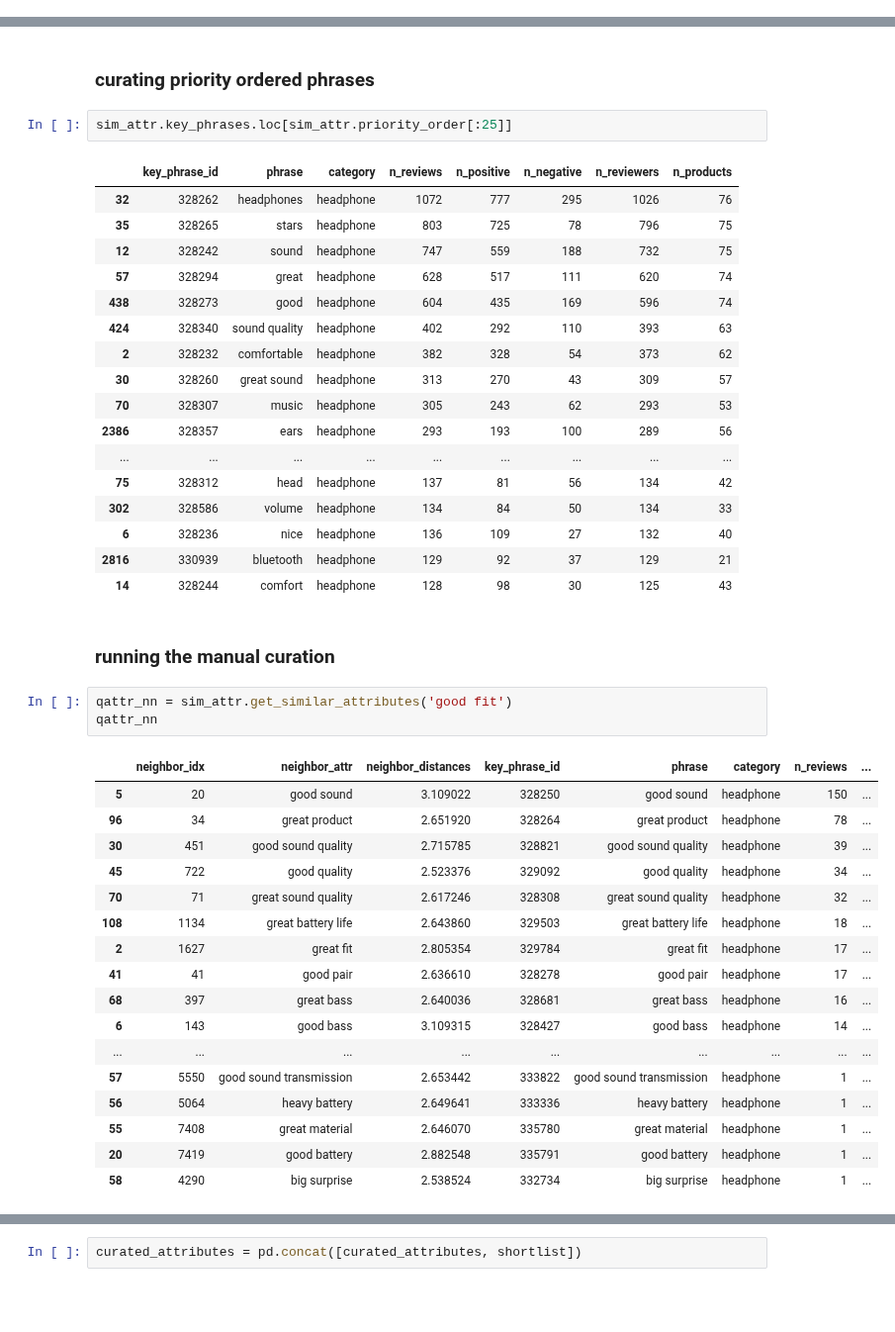
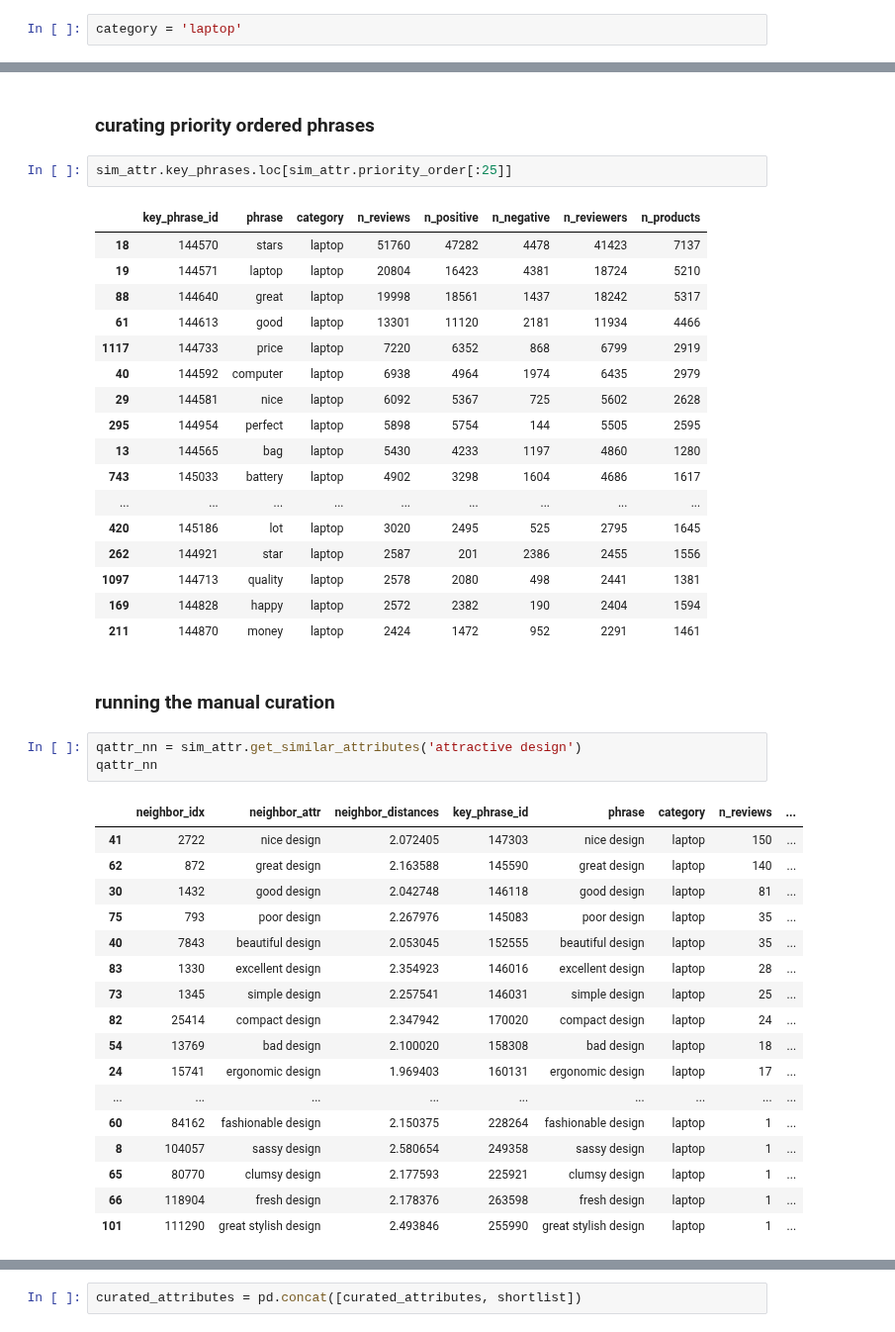
Before and after one commit to avelllabs/Gabby, a Jupyter notebook: notebooks/17_gb_phrase_orders_and_groupings.ipynb, the cells around one changed output, grey strips where cells are left out. Shown at 99% size. Drawn from its saved outputs; the diff is of its cells as text; blank space fills up the shorter version.

```diff
--- a/notebooks/17_gb_phrase_orders_and_groupings.ipynb
+++ b/notebooks/17_gb_phrase_orders_and_groupings.ipynb
@@ -41,6 +41,8 @@ conn = db.connect()
 - We build a class encompassing data and functions so that we can save and load models and vectors and other required data to efficiently compute nearest neighbor groups for manual curation
 
 - Most of the reference code is in the Reference section (below)
+# %%
+category = 'laptop'
 # %%
 import spacy
 nlp = spacy.load('en_core_web_sm')
@@ -217,44 +221,44 @@ sim_attr.category, sim_attr.qphrases[sim_attr.category]
 sim_attr.key_phrases.loc[sim_attr.priority_order[:25]]
 # %% [output]
 |  | key_phrase_id | phrase | category | n_reviews | n_positive | n_negative | n_reviewers | n_products |
-| 32 | 328262 | headphones | headphone | 1072 | 777 | 295 | 1026 | 76 |
-| 35 | 328265 | stars | headphone | 803 | 725 | 78 | 796 | 75 |
-| 12 | 328242 | sound | headphone | 747 | 559 | 188 | 732 | 75 |
-| 57 | 328294 | great | headphone | 628 | 517 | 111 | 620 | 74 |
-| 438 | 328273 | good | headphone | 604 | 435 | 169 | 596 | 74 |
-| 424 | 328340 | sound quality | headphone | 402 | 292 | 110 | 393 | 63 |
-| 2 | 328232 | comfortable | headphone | 382 | 328 | 54 | 373 | 62 |
-| 30 | 328260 | great sound | headphone | 313 | 270 | 43 | 309 | 57 |
-| 70 | 328307 | music | headphone | 305 | 243 | 62 | 293 | 53 |
-| 2386 | 328357 | ears | headphone | 293 | 193 | 100 | 289 | 56 |
+| 18 | 144570 | stars | laptop | 51760 | 47282 | 4478 | 41423 | 7137 |
+| 19 | 144571 | laptop | laptop | 20804 | 16423 | 4381 | 18724 | 5210 |
+| 88 | 144640 | great | laptop | 19998 | 18561 | 1437 | 18242 | 5317 |
+| 61 | 144613 | good | laptop | 13301 | 11120 | 2181 | 11934 | 4466 |
+| 1117 | 144733 | price | laptop | 7220 | 6352 | 868 | 6799 | 2919 |
+| 40 | 144592 | computer | laptop | 6938 | 4964 | 1974 | 6435 | 2979 |
+| 29 | 144581 | nice | laptop | 6092 | 5367 | 725 | 5602 | 2628 |
+| 295 | 144954 | perfect | laptop | 5898 | 5754 | 144 | 5505 | 2595 |
+| 13 | 144565 | bag | laptop | 5430 | 4233 | 1197 | 4860 | 1280 |
+| 743 | 145033 | battery | laptop | 4902 | 3298 | 1604 | 4686 | 1617 |
 | ... | ... | ... | ... | ... | ... | ... | ... | ... |
-| 75 | 328312 | head | headphone | 137 | 81 | 56 | 134 | 42 |
-| 302 | 328586 | volume | headphone | 134 | 84 | 50 | 134 | 33 |
-| 6 | 328236 | nice | headphone | 136 | 109 | 27 | 132 | 40 |
-| 2816 | 330939 | bluetooth | headphone | 129 | 92 | 37 | 129 | 21 |
-| 14 | 328244 | comfort | headphone | 128 | 98 | 30 | 125 | 43 |
+| 420 | 145186 | lot | laptop | 3020 | 2495 | 525 | 2795 | 1645 |
+| 262 | 144921 | star | laptop | 2587 | 201 | 2386 | 2455 | 1556 |
+| 1097 | 144713 | quality | laptop | 2578 | 2080 | 498 | 2441 | 1381 |
+| 169 | 144828 | happy | laptop | 2572 | 2382 | 190 | 2404 | 1594 |
+| 211 | 144870 | money | laptop | 2424 | 1472 | 952 | 2291 | 1461 |
 # %% [markdown]
 ### running the manual curation
 # %%
-qattr_nn = sim_attr.get_similar_attributes('good fit')
+qattr_nn = sim_attr.get_similar_attributes('attractive design')
 qattr_nn
 # %% [output]
 |  | neighbor_idx | neighbor_attr | neighbor_distances | key_phrase_id | phrase | category | n_reviews | ... |
-| 5 | 20 | good sound | 3.109022 | 328250 | good sound | headphone | 150 | ... |
-| 96 | 34 | great product | 2.651920 | 328264 | great product | headphone | 78 | ... |
-| 30 | 451 | good sound quality | 2.715785 | 328821 | good sound quality | headphone | 39 | ... |
-| 45 | 722 | good quality | 2.523376 | 329092 | good quality | headphone | 34 | ... |
-| 70 | 71 | great sound quality | 2.617246 | 328308 | great sound quality | headphone | 32 | ... |
-| 108 | 1134 | great battery life | 2.643860 | 329503 | great battery life | headphone | 18 | ... |
-| 2 | 1627 | great fit | 2.805354 | 329784 | great fit | headphone | 17 | ... |
-| 41 | 41 | good pair | 2.636610 | 328278 | good pair | headphone | 17 | ... |
-| 68 | 397 | great bass | 2.640036 | 328681 | great bass | headphone | 16 | ... |
-| 6 | 143 | good bass | 3.109315 | 328427 | good bass | headphone | 14 | ... |
+| 41 | 2722 | nice design | 2.072405 | 147303 | nice design | laptop | 150 | ... |
+| 62 | 872 | great design | 2.163588 | 145590 | great design | laptop | 140 | ... |
+| 30 | 1432 | good design | 2.042748 | 146118 | good design | laptop | 81 | ... |
+| 75 | 793 | poor design | 2.267976 | 145083 | poor design | laptop | 35 | ... |
+| 40 | 7843 | beautiful design | 2.053045 | 152555 | beautiful design | laptop | 35 | ... |
+| 83 | 1330 | excellent design | 2.354923 | 146016 | excellent design | laptop | 28 | ... |
+| 73 | 1345 | simple design | 2.257541 | 146031 | simple design | laptop | 25 | ... |
+| 82 | 25414 | compact design | 2.347942 | 170020 | compact design | laptop | 24 | ... |
+| 54 | 13769 | bad design | 2.100020 | 158308 | bad design | laptop | 18 | ... |
+| 24 | 15741 | ergonomic design | 1.969403 | 160131 | ergonomic design | laptop | 17 | ... |
 | ... | ... | ... | ... | ... | ... | ... | ... | ... |
-| 57 | 5550 | good sound transmission | 2.653442 | 333822 | good sound transmission | headphone | 1 | ... |
-| 56 | 5064 | heavy battery | 2.649641 | 333336 | heavy battery | headphone | 1 | ... |
-| 55 | 7408 | great material | 2.646070 | 335780 | great material | headphone | 1 | ... |
-| 20 | 7419 | good battery | 2.882548 | 335791 | good battery | headphone | 1 | ... |
-| 58 | 4290 | big surprise | 2.538524 | 332734 | big surprise | headphone | 1 | ... |
+| 60 | 84162 | fashionable design | 2.150375 | 228264 | fashionable design | laptop | 1 | ... |
+| 8 | 104057 | sassy design | 2.580654 | 249358 | sassy design | laptop | 1 | ... |
+| 65 | 80770 | clumsy design | 2.177593 | 225921 | clumsy design | laptop | 1 | ... |
+| 66 | 118904 | fresh design | 2.178376 | 263598 | fresh design | laptop | 1 | ... |
+| 101 | 111290 | great stylish design | 2.493846 | 255990 | great stylish design | laptop | 1 | ... |
 # %%
 #qattr_nn.sort_values('neighbor_distances')
```
Also changed, not shown: parts of 8 cells of this notebook, 1 other file.
